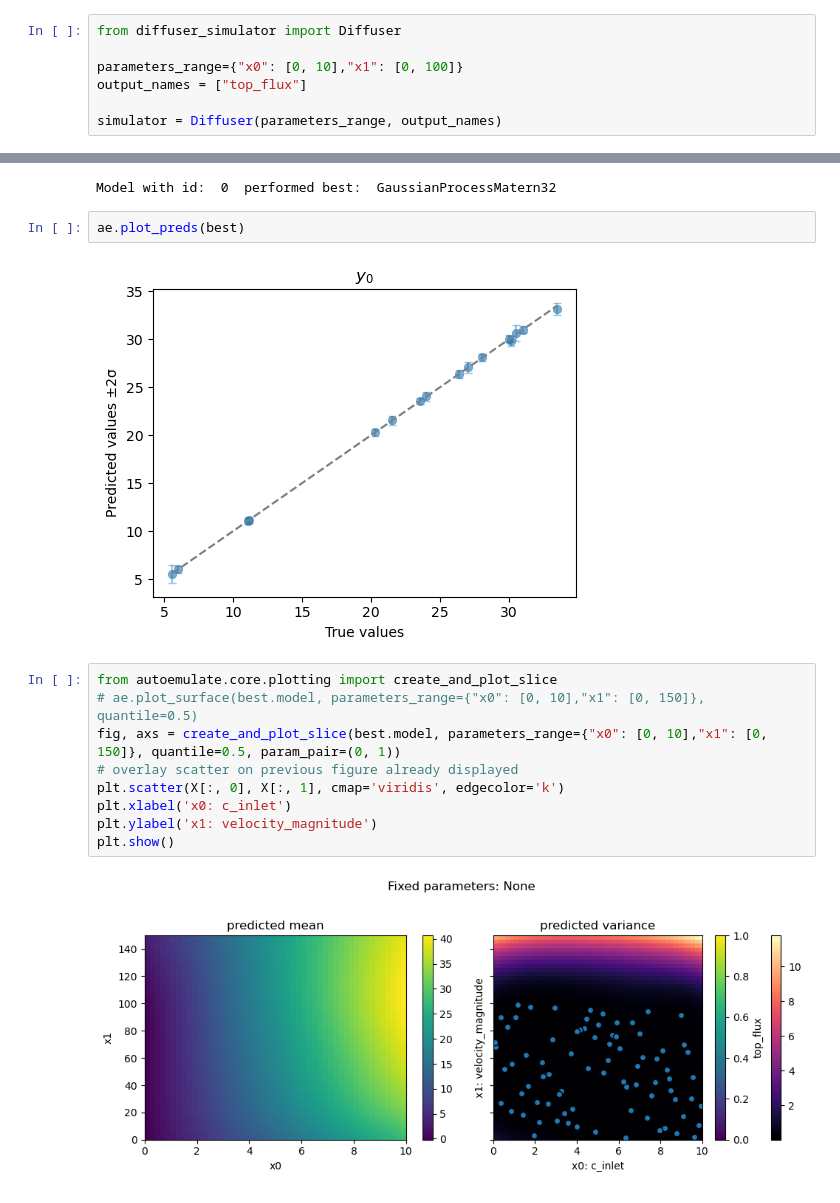
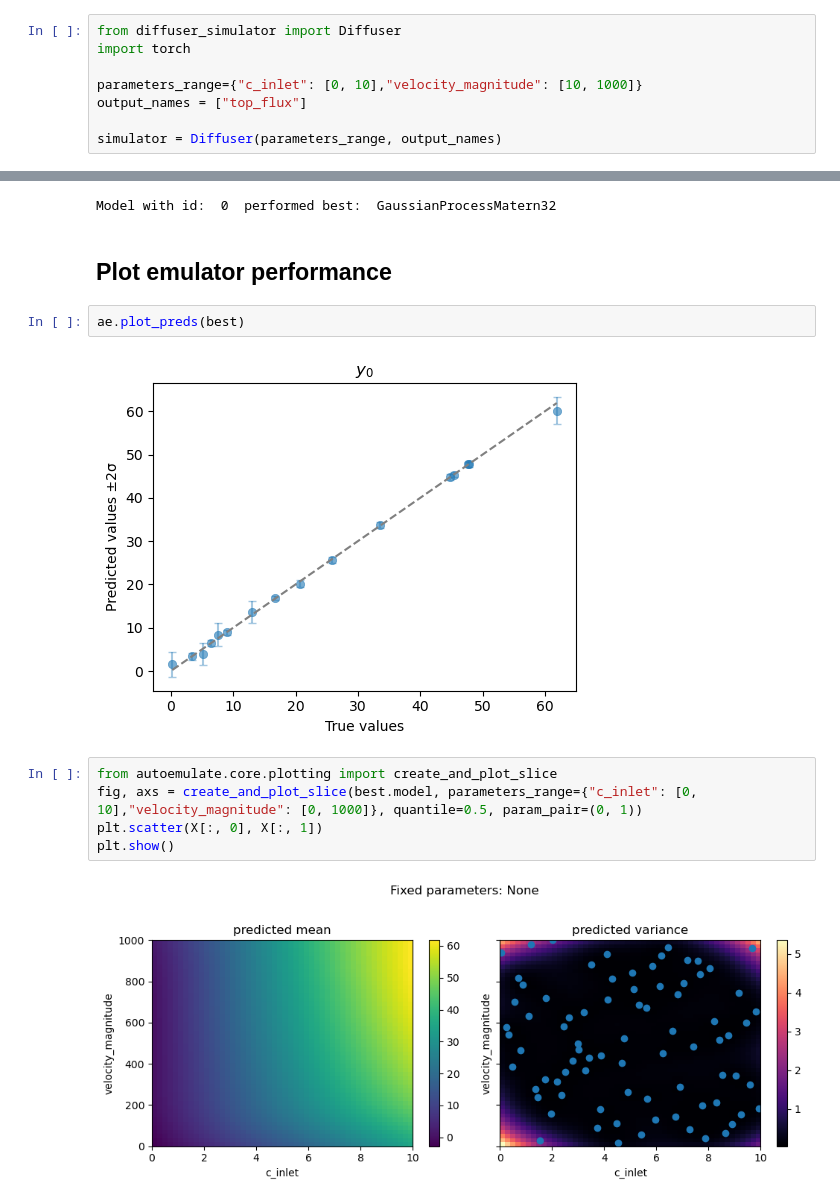
Before and after one commit to festim-dev/festim-emulate, a Jupyter notebook: adv_diff/main.ipynb, the cells around one changed output, grey strips where cells are left out. Cells and saved outputs as stored; diff of their text form.

```diff
--- a/adv_diff/main.ipynb
+++ b/adv_diff/main.ipynb
@@ -1,7 +19,8 @@
 # %%
 from diffuser_simulator import Diffuser
+import torch
 
-parameters_range={"x0": [0, 10],"x1": [0, 100]}
+parameters_range={"c_inlet": [0, 10],"velocity_magnitude": [10, 1000]}
 output_names = ["top_flux"]
 
 simulator = Diffuser(parameters_range, output_names)
@@ -90,18 +119,16 @@ best = ae.results[0]
 print("Model with id: ", best.id, " performed best: ", best.model_name)
 # %% [output]
 Model with id:  0  performed best:  GaussianProcessMatern32
+# %% [markdown]
+## Plot emulator performance
 # %%
 ae.plot_preds(best)
 # %% [output]
-[figure, old version]
+[figure, new version]
 # %%
 from autoemulate.core.plotting import create_and_plot_slice
-# ae.plot_surface(best.model, parameters_range={"x0": [0, 10],"x1": [0, 150]}, quantile=0.5)
-fig, axs = create_and_plot_slice(best.model, parameters_range={"x0": [0, 10],"x1": [0, 150]}, quantile=0.5, param_pair=(0, 1))
-# overlay scatter on previous figure already displayed
-plt.scatter(X[:, 0], X[:, 1], cmap='viridis', edgecolor='k')
-plt.xlabel('x0: c_inlet')
-plt.ylabel('x1: velocity_magnitude')
+fig, axs = create_and_plot_slice(best.model, parameters_range={"c_inlet": [0, 10],"velocity_magnitude": [0, 1000]}, quantile=0.5, param_pair=(0, 1))
+plt.scatter(X[:, 0], X[:, 1])
 plt.show()
 # %% [output]
-[figure, old version]
+[figure, new version]
```
Also changed, not shown: parts of 11 cells of this notebook.
